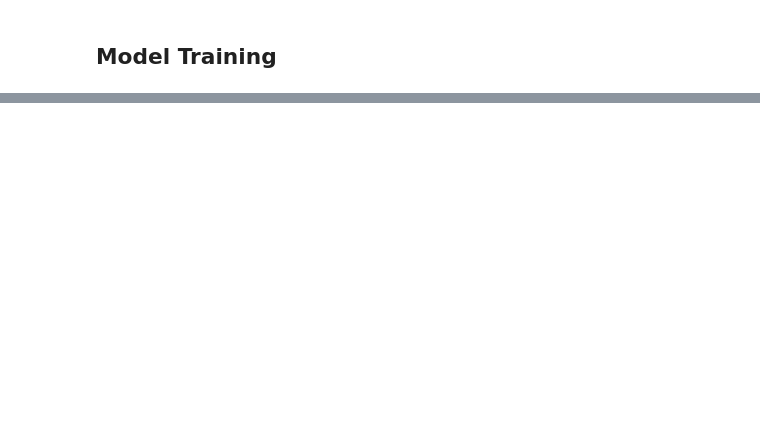
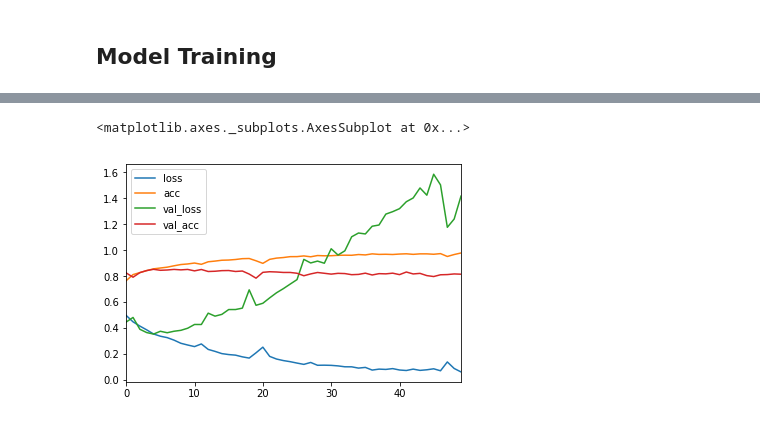
Before and after one commit to kskaran94/WasteClassification, a Jupyter notebook: Waste_classification.ipynb, the cells around one changed output, grey strips where cells are left out. Saved outputs shown, nothing was run; the diff lists cells and outputs as text; code cells hidden in the pictures; blank space fills up the shorter version.

```diff
--- a/Waste_classification.ipynb
+++ b/Waste_classification.ipynb
@@ -252,0 +307,21 @@ array([[1666,  848],
+# %%
+num_classes = 2
+input_shape = (150, 150, 3)
+
+
+cnn_small_bn_v2 = Sequential([
+
+    Conv2D(8, kernel_size = (4,4), input_shape=input_shape, activation='relu'),
+    MaxPooling2D(pool_size=(2, 2)),
+    Conv2D(8, kernel_size = (4,4), activation='relu'),
+    MaxPooling2D(pool_size=(2, 2)),
+    Flatten(),
+    Dense(8),
+    Dropout(0.5),
+    Dense(num_classes, activation='softmax'),
+                 ])
+
+cnn_small_bn_v2.summary()
+
+cnn_small_bn_v2.compile("adam", "categorical_crossentropy",
+                     metrics=['accuracy'])
@@ -252,0 +346,8 @@ array([[1666,  848],
+# %%
+history_cnn = cnn_small_bn_v2.fit_generator(
+    train_generator,
+    steps_per_epoch=train_size/batch_size,
+    epochs=50,
+    verbose=1,
+    validation_data=val_generator,
+    validation_steps=val_size/ batch_size)
@@ -252,0 +372,5 @@ array([[1666,  848],
+# %%
+pd.DataFrame(history_cnn.history).plot()
+# %% [output]
+<matplotlib.axes._subplots.AxesSubplot at 0x...>
+[figure, added]
```
Also changed, not shown: parts of 23 cells of this notebook.
